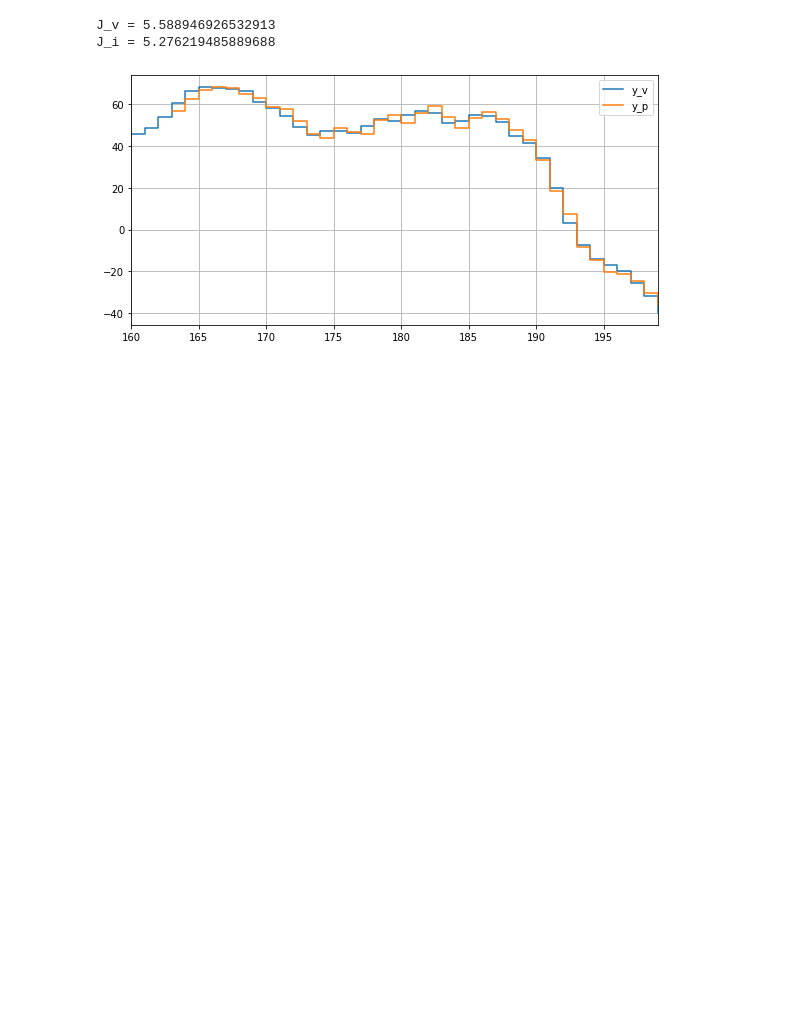
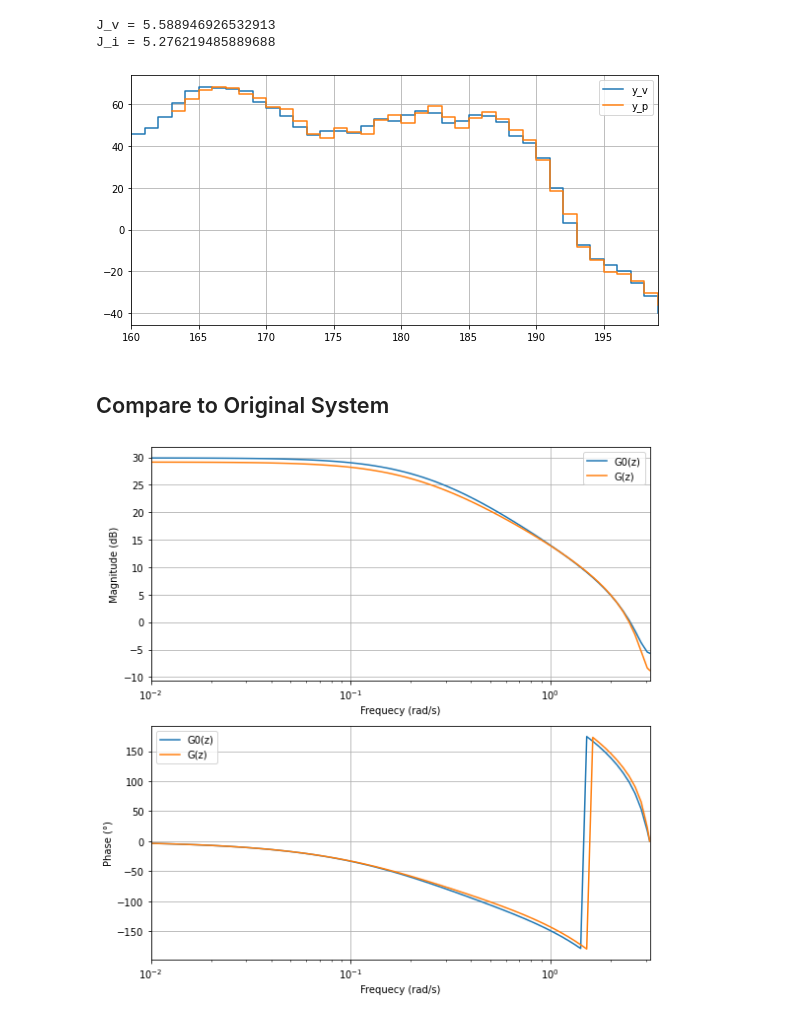
Before and after one commit to GuiBeal/system-identification, a Jupyter notebook: Python/main.ipynb, the cells around one changed output. Cells and saved outputs as stored; diff of their text form; code cells hidden in the pictures; blank space fills up the shorter version.

```diff
--- a/Python/main.ipynb
+++ b/Python/main.ipynb
@@ -495,3 +553,33 @@ $$\frac{z^2}{z^2 - 1.407 z + 0.4826}$$
 J_v = 5.588946926532913
 J_i = 5.276219485889688
 [figure]
+# %% [markdown]
+## Compare to Original System
+# %%
+from control import TransferFunction, frequency_response, mag2db
+
+G0 = TransferFunction([2, 2, -1.5], [1, -1.4, 0.48, 0], dt=True)
+
+logspace = np.logspace(-2, 1, 100)
+logspace = np.append(logspace[logspace < np.pi], np.pi)
+
+mag,  phase,  omega  = frequency_response(model.G, omega=logspace)
+mag0, phase0, omega0 = frequency_response(G0,      omega=logspace)
+
+fig, axs = plt.subplots(2, 1, figsize=(8,8))
+axs[0].plot(omega0, mag2db(mag0), label = 'G0(z)')
+axs[1].plot(omega0, 180/np.pi*phase0, label = 'G0(z)')
+axs[0].plot(omega,  mag2db(mag), label = 'G(z)')
+axs[1].plot(omega,  180/np.pi*phase, label = 'G(z)')
+for ax in axs:
+  ax.set_xscale('log')
+  ax.set_xlim(omega[0], omega[-1])
+  ax.grid()
+  ax.legend()
+  ax.set_xlabel('Frequecy (rad/s)')
+axs[0].set_ylabel('Magnitude (dB)')
+axs[1].set_ylabel('Phase (°)')
+plt.tight_layout()
+plt.show()
+# %% [output]
+[figure, added]
```
Also changed, not shown: parts of 10 cells of this notebook.
